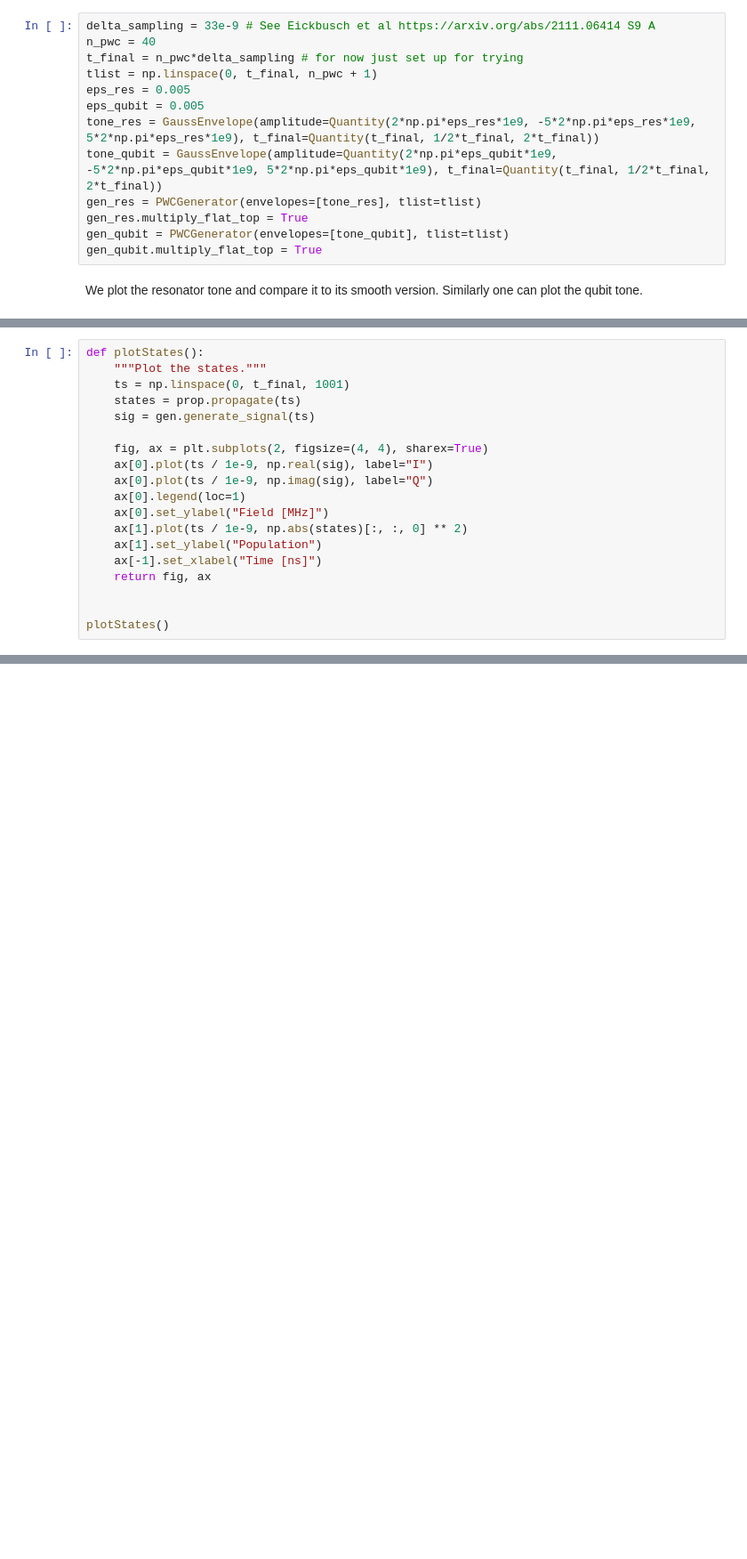
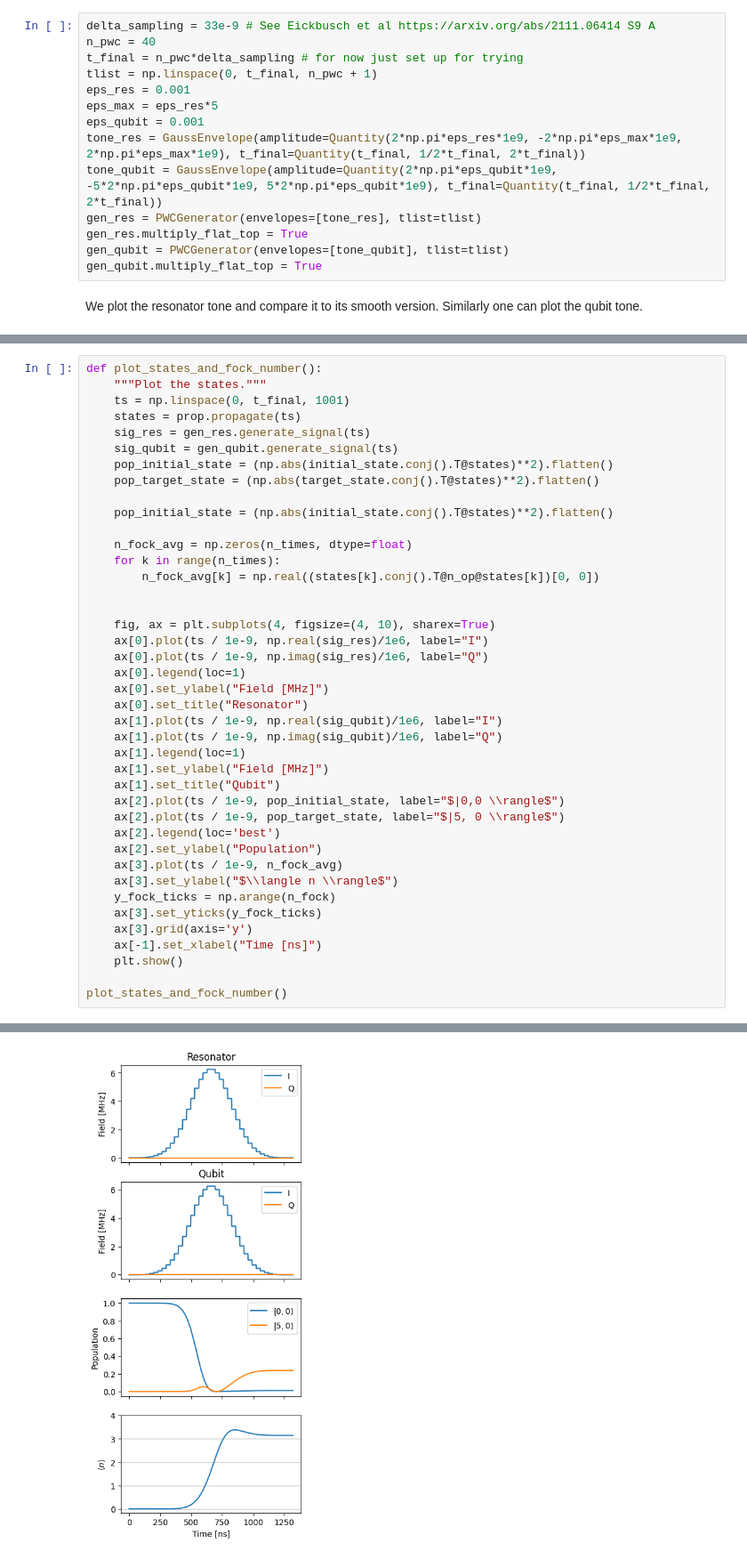
Before and after one commit to FZJ-PGI-12/paraqeet, a Jupyter notebook: examples/bosonic_grape_state_preparation.ipynb, the cells around one changed output, grey strips where cells are left out. Shown at 89% size. Saved outputs shown, nothing was run; the diff lists cells and outputs as text; blank space fills up the shorter version.

```diff
--- a/examples/bosonic_grape_state_preparation.ipynb
+++ b/examples/bosonic_grape_state_preparation.ipynb
@@ -57,9 +59,10 @@ delta_sampling = 33e-9 # See Eickbusch et al https://arxiv.org/abs/2111.06414 S9
 n_pwc = 40
 t_final = n_pwc*delta_sampling # for now just set up for trying
 tlist = np.linspace(0, t_final, n_pwc + 1)
-eps_res = 0.005
-eps_qubit = 0.005
-tone_res = GaussEnvelope(amplitude=Quantity(2*np.pi*eps_res*1e9, -5*2*np.pi*eps_res*1e9, 5*2*np.pi*eps_res*1e9), t_final=Quantity(t_final, 1/2*t_final, 2*t_final))
+eps_res = 0.001
+eps_max = eps_res*5
+eps_qubit = 0.001
+tone_res = GaussEnvelope(amplitude=Quantity(2*np.pi*eps_res*1e9, -2*np.pi*eps_max*1e9, 2*np.pi*eps_max*1e9), t_final=Quantity(t_final, 1/2*t_final, 2*t_final))
 tone_qubit = GaussEnvelope(amplitude=Quantity(2*np.pi*eps_qubit*1e9, -5*2*np.pi*eps_qubit*1e9, 5*2*np.pi*eps_qubit*1e9), t_final=Quantity(t_final, 1/2*t_final, 2*t_final))
 gen_res = PWCGenerator(envelopes=[tone_res], tlist=tlist)
 gen_res.multiply_flat_top = True
@@ -145,22 +159,44 @@ zeroone = StateTransferFidelityGRAPE(
     times=tlist,
 )
 # %%
-def plotStates():
+def plot_states_and_fock_number():
     """Plot the states."""
     ts = np.linspace(0, t_final, 1001)
     states = prop.propagate(ts)
-    sig = gen.generate_signal(ts)
+    sig_res = gen_res.generate_signal(ts)
+    sig_qubit = gen_qubit.generate_signal(ts)
+    pop_initial_state = (np.abs(initial_state.conj().T@states)**2).flatten()
+    pop_target_state = (np.abs(target_state.conj().T@states)**2).flatten()
 
-    fig, ax = plt.subplots(2, figsize=(4, 4), sharex=True)
-    ax[0].plot(ts / 1e-9, np.real(sig), label="I")
-    ax[0].plot(ts / 1e-9, np.imag(sig), label="Q")
+    pop_initial_state = (np.abs(initial_state.conj().T@states)**2).flatten()
+
+    n_fock_avg = np.zeros(n_times, dtype=float)
+    for k in range(n_times):
+        n_fock_avg[k] = np.real((states[k].conj().T@n_op@states[k])[0, 0])
+
+
+    fig, ax = plt.subplots(4, figsize=(4, 10), sharex=True)
+    ax[0].plot(ts / 1e-9, np.real(sig_res)/1e6, label="I")
+    ax[0].plot(ts / 1e-9, np.imag(sig_res)/1e6, label="Q")
     ax[0].legend(loc=1)
     ax[0].set_ylabel("Field [MHz]")
-    ax[1].plot(ts / 1e-9, np.abs(states)[:, :, 0] ** 2)
-    ax[1].set_ylabel("Population")
+    ax[0].set_title("Resonator")
+    ax[1].plot(ts / 1e-9, np.real(sig_qubit)/1e6, label="I")
+    ax[1].plot(ts / 1e-9, np.imag(sig_qubit)/1e6, label="Q")
+    ax[1].legend(loc=1)
+    ax[1].set_ylabel("Field [MHz]")
+    ax[1].set_title("Qubit")
+    ax[2].plot(ts / 1e-9, pop_initial_state, label="$|0,0 \\rangle$")
+    ax[2].plot(ts / 1e-9, pop_target_state, label="$|5, 0 \\rangle$")
+    ax[2].legend(loc='best')
+    ax[2].set_ylabel("Population")
+    ax[3].plot(ts / 1e-9, n_fock_avg)
+    ax[3].set_ylabel("$\\langle n \\rangle$")
+    y_fock_ticks = np.arange(n_fock)
+    ax[3].set_yticks(y_fock_ticks)
+    ax[3].grid(axis='y')
     ax[-1].set_xlabel("Time [ns]")
-    return fig, ax
+    plt.show()
 
-
-plotStates()
+plot_states_and_fock_number()
 # %% [output]
@@ -167,0 +203 @@ TypeError: dot_general requires contracting dimensions to have the same shape, g
+[figure, added]
```
Also changed, not shown: parts of 10 cells of this notebook.
